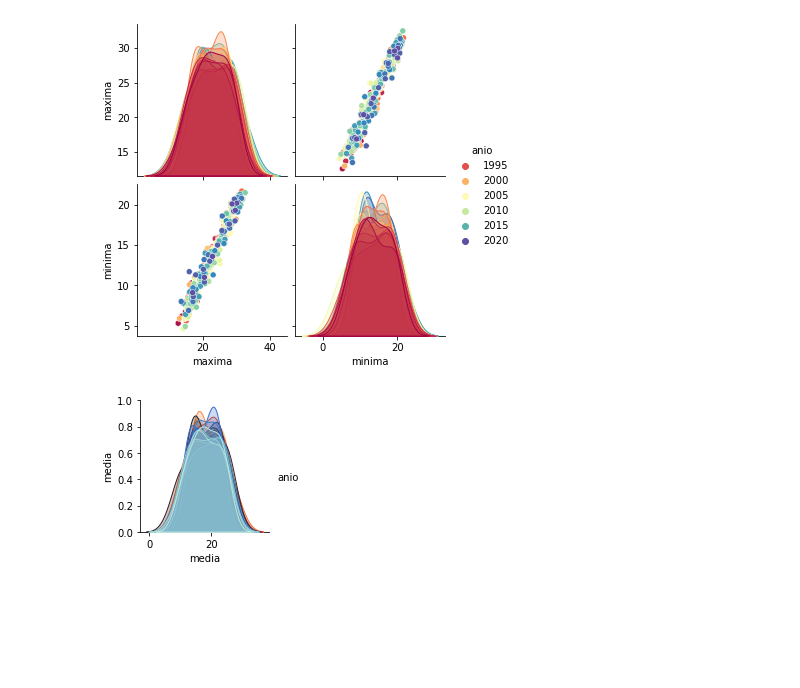
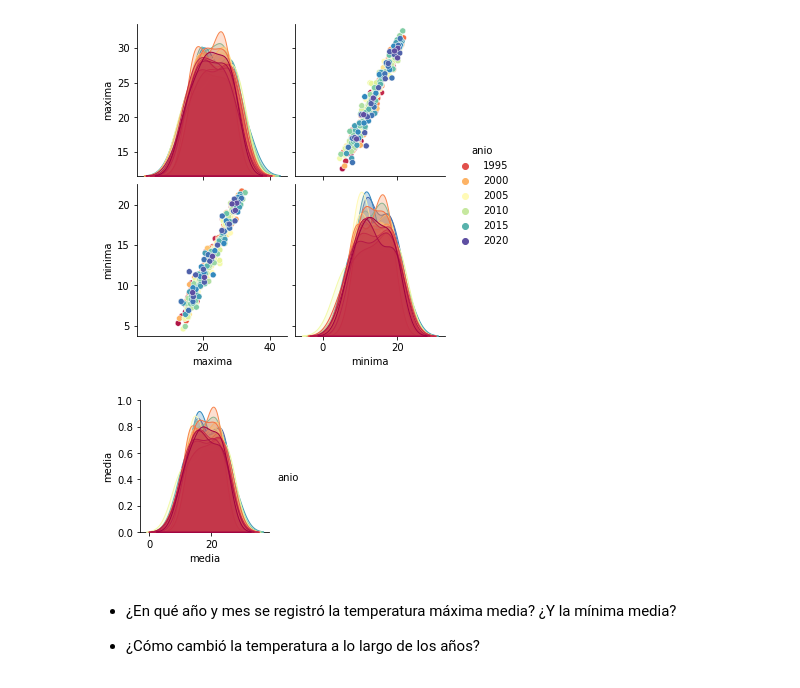
Before and after one commit to SimonAtias/Trabajos, a Jupyter notebook: Tec. Soporte Informático 2021/trabajoTemperaturas/notebooks/notebook.ipynb, the cells around one changed output. Drawn from its saved outputs; the diff is of its cells as text; code cells hidden in the pictures; blank space fills up the shorter version.

Commit message:
Subida trabajo temperaturas para terminar

```diff
--- a/Tec. Soporte Informático 2021/trabajoTemperaturas/notebooks/notebook.ipynb
+++ b/Tec. Soporte Informático 2021/trabajoTemperaturas/notebooks/notebook.ipynb
@@ -1,17 +1,21 @@
 # %%
 import pandas as pd
 import numpy as np
 import seaborn as sns
 
 df = pd.read_csv("../data/historico_temperaturas.csv")
 df.drop_duplicates()
 df.dropna(inplace=True)
 
 df1 = df[["anio", "maxima", "minima", ]]
 grafico = sns.pairplot(df1,hue="anio",palette="Spectral")
 
 df2 = df[["anio", "media", ]]
-grafico = sns.pairplot(df2,hue="anio",palette="icefire")
+grafico = sns.pairplot(df2,hue="anio",palette="Spectral")
 # %% [output]
 [figure]
-[figure, old version]
+[figure, new version]
+# %% [markdown]
+- ¿En qué año y mes se registró la temperatura máxima media? ¿Y la mínima media?
+
+- ¿Cómo cambió la temperatura a lo largo de los años?
```
